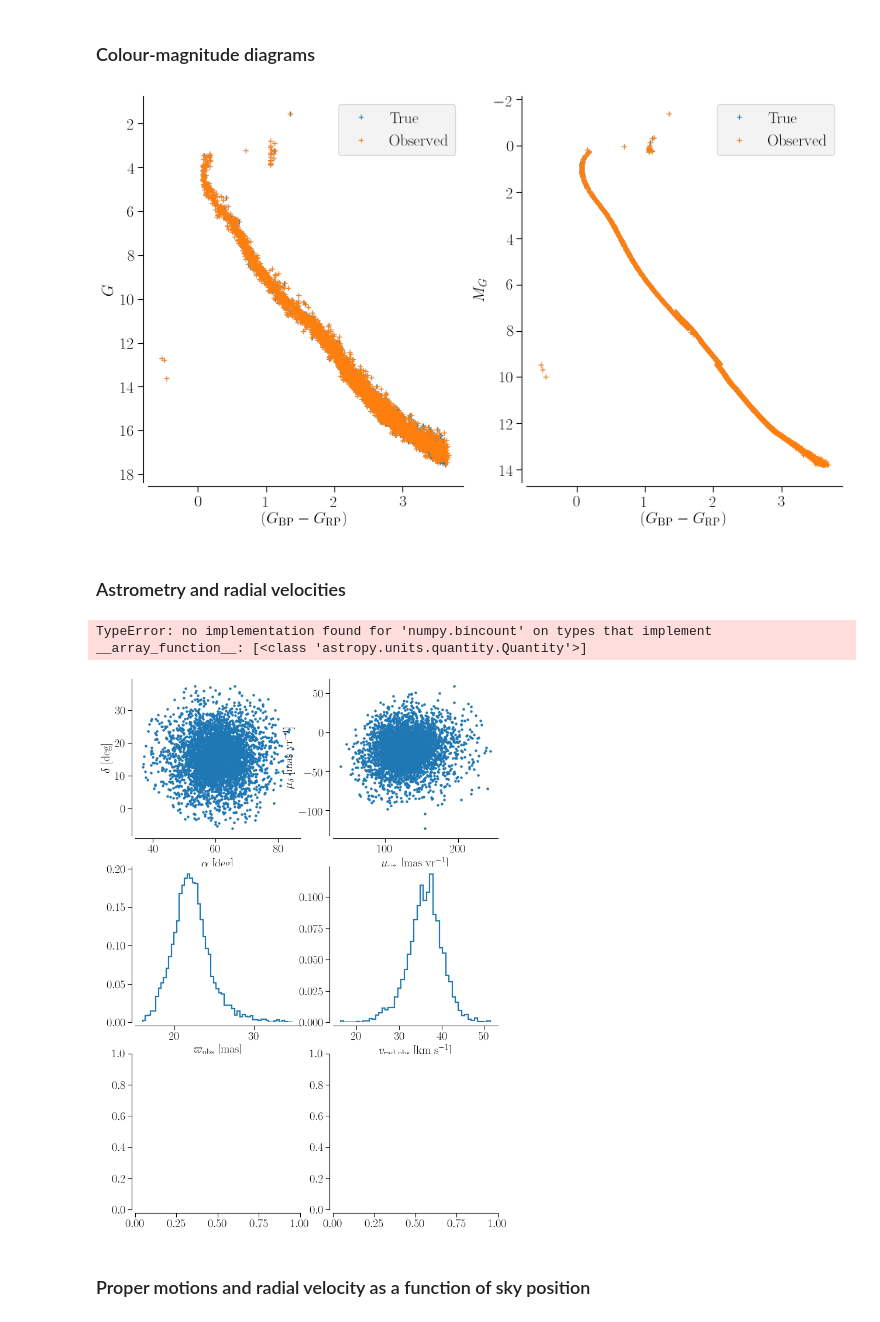
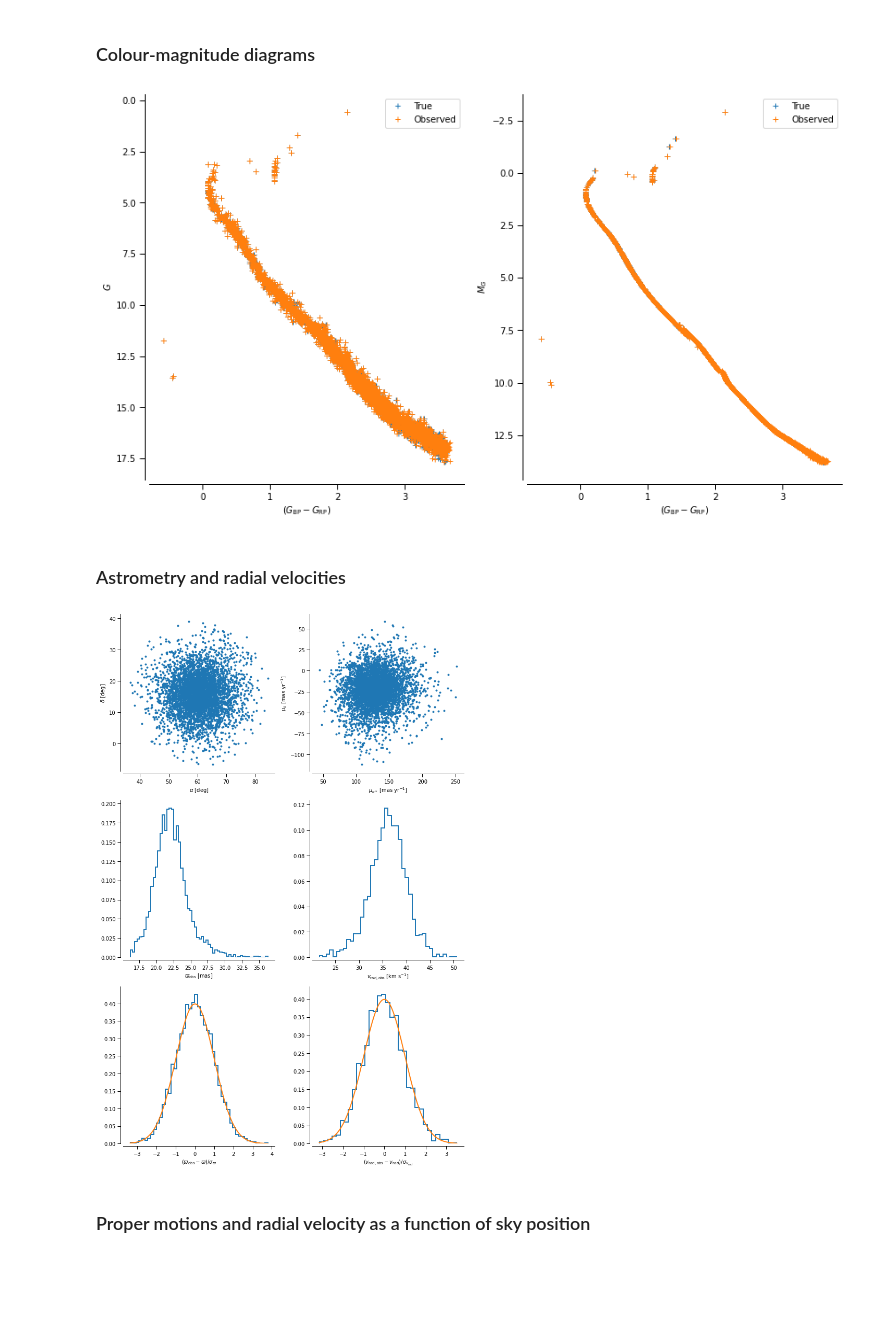
Before and after one commit to agabrown/agabpylib, a Jupyter notebook: notebooks/TestClusterSimulationCode.ipynb, the cells around one changed output. Cells and saved outputs as stored; diff of their text form; code cells hidden in the pictures; blank space fills up the shorter version.

Commit message:
documentation expanded, cluster simulation code updated

```diff
--- a/notebooks/TestClusterSimulationCode.ipynb
+++ b/notebooks/TestClusterSimulationCode.ipynb
@@ -22,6 +22,9 @@ from agabpylib.plotting.plotstyles import useagab, apply_tufte
 
 The next code block generates a simulated cluster according to the various input parameters
 # %%
+# Random number generator
+rangen = np.random.default_rng()
+
 # Kroupa type IMF
 imf = mppl(np.array([0.3,1.3,2.3]), np.array([0.1,0.5]))
 
@@ -53,10 +56,10 @@ kin = LinearVelocityField(v, s, omega, kappa)
 distance_c = 45.0*u.pc
 ra_c = 60.5*u.deg
 dec_c = 15.9*u.deg
-obs_interval = 22
-survey = GaiaSurvey(obs_interval, distance_c, ra_c, dec_c, rvslim=12.0)
+gaiadr = "dr3"
+survey = GaiaSurvey(distance_c, ra_c, dec_c, release=gaiadr, rvslim=12.0)
 
-cluster = StarCluster(nstars, aps, pos, kin, survey)
+cluster = StarCluster(nstars, aps, pos, kin, survey, rangen)
 
 astrophoto_observed = np.logical_not(np.isnan(cluster.star_table['parallax_obs']))
 rvs_observed = np.logical_not(np.isnan(cluster.star_table['radial_velocity_obs']))
@@ -373,7 +376,7 @@ axcmd.legend()
 
 plt.show()
 # %% [output]
-[figure, old version]
+[figure, new version]
 # %% [markdown]
 ### Astrometry and radial velocities
 # %%
@@ -385,37 +388,36 @@ for a in axx:
 axx[0].plot(cluster.star_table['ra_obs'], cluster.star_table['dec_obs'], '.')
 axx[0].set_xlabel(r'$\alpha$ [deg]')
 axx[0].set_ylabel(r'$\delta$ [deg]')
 
 axx[1].plot(cluster.star_table['pmra_obs'], cluster.star_table['pmdec_obs'], '.')
 axx[1].set_xlabel(r'$\mu_{\alpha*}$ [mas yr$^{-1}$]')
 axx[1].set_ylabel(r'$\mu_\delta$ [mas yr$^{-1}$]')
 
 axx[2].hist(cluster.star_table['parallax_obs'].value, bins='auto', histtype='step', density=True, lw=2)
 axx[2].set_xlabel(r'$\varpi_\mathrm{obs}$ [mas]')
 
 axx[3].hist(cluster.star_table['radial_velocity_obs'].value, bins='auto', histtype='step', density=True, lw=2)
 axx[3].set_xlabel(r'$v_\mathrm{rad,obs}$ [km s$^{-1}$]')
 
 plxdiff = (cluster.star_table['parallax_obs'][astrophoto_observed] -
            cluster.star_table['parallax'][astrophoto_observed])/ \
            cluster.star_table['parallax_error'][astrophoto_observed]
-axx[4].hist(plxdiff, bins='auto', histtype='step', density=True, lw=2)
+axx[4].hist(plxdiff.value, bins='auto', histtype='step', density=True, lw=2)
 xx = np.linspace(plxdiff.min(), plxdiff.max(), 1000)
 axx[4].plot(xx, norm.pdf(xx, loc=0, scale=1))
 axx[4].set_xlabel(r'$(\varpi_\mathrm{obs}-\varpi)/\sigma_\varpi$')
 
 vrdiff = (cluster.star_table['radial_velocity_obs'][rvs_observed] -
           cluster.star_table['radial_velocity'][rvs_observed]) / \
           cluster.star_table['radial_velocity_error'][rvs_observed]
-axx[5].hist(vrdiff, bins='auto', histtype='step', density=True, lw=2)
+axx[5].hist(vrdiff.value, bins='auto', histtype='step', density=True, lw=2)
 xx = np.linspace(vrdiff.min(), vrdiff.max(), 1000)
 axx[5].plot(xx, norm.pdf(xx, loc=0, scale=1))
 axx[5].set_xlabel(r'$(v_\mathrm{rad,obs}-v_\mathrm{rad})/\sigma_{v_\mathrm{rad}}$')
 
 plt.tight_layout()
 # %% [output]
-TypeError: no implementation found for 'numpy.bincount' on types that implement __array_function__: [<class 'astropy.units.quantity.Quantity'>]
-[figure, old version]
+[figure, new version]
 # %% [markdown]
 ### Proper motions and radial velocity as a function of sky position
 # %%
```
Also changed, not shown: parts of 12 cells of this notebook, 10 other files.
